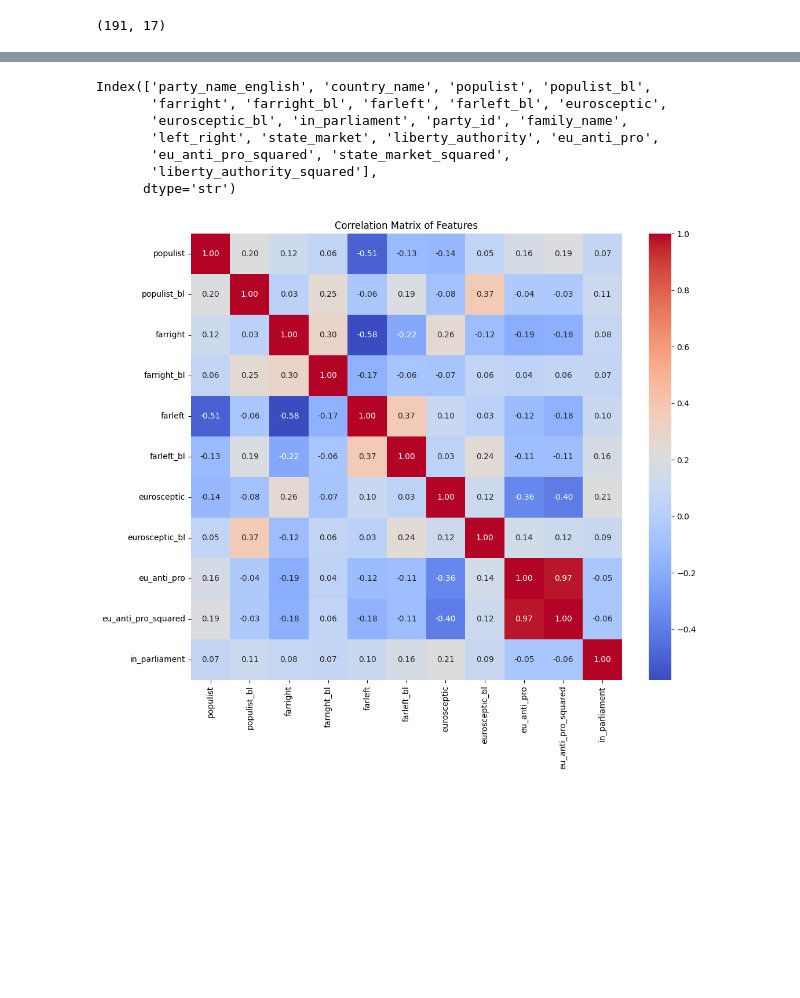
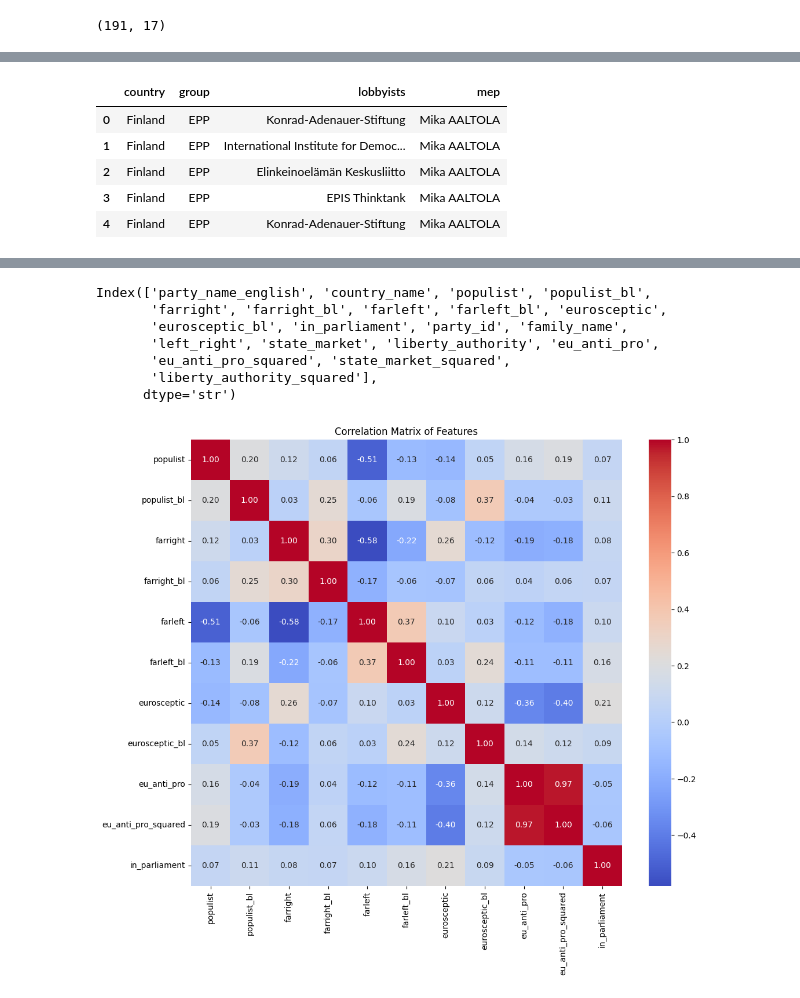
Before and after one commit to greenbear26/RAMM-Project, a Jupyter notebook: ml-src/party_predict.ipynb, the cells around one changed output, grey strips where cells are left out. Saved outputs shown, nothing was run; the diff lists cells and outputs as text; code cells hidden in the pictures; blank space fills up the shorter version.

```diff
--- a/ml-src/party_predict.ipynb
+++ b/ml-src/party_predict.ipynb
@@ -122,0 +137,12 @@ print(merged_df.shape)
+# %%
+# 2024 - 2029
+integrity_df_2 = pd.read_json('../datasets/mepmeetings.json')
+integrity_df_2 = integrity_df_2[["country", "group", "lobbyists", "mep"]]
+integrity_df_2.head()
+# %% [output]
+|  | country | group | lobbyists | mep |
+| 0 | Finland | EPP | Konrad-Adenauer-Stiftung | Mika AALTOLA |
+| 1 | Finland | EPP | International Institute for Democ... | Mika AALTOLA |
+| 2 | Finland | EPP | Elinkeinoelämän Keskusliitto | Mika AALTOLA |
+| 3 | Finland | EPP | EPIS Thinktank | Mika AALTOLA |
+| 4 | Finland | EPP | Konrad-Adenauer-Stiftung | Mika AALTOLA |
```
Also changed, not shown: parts of 7 cells of this notebook, 3 other files.
